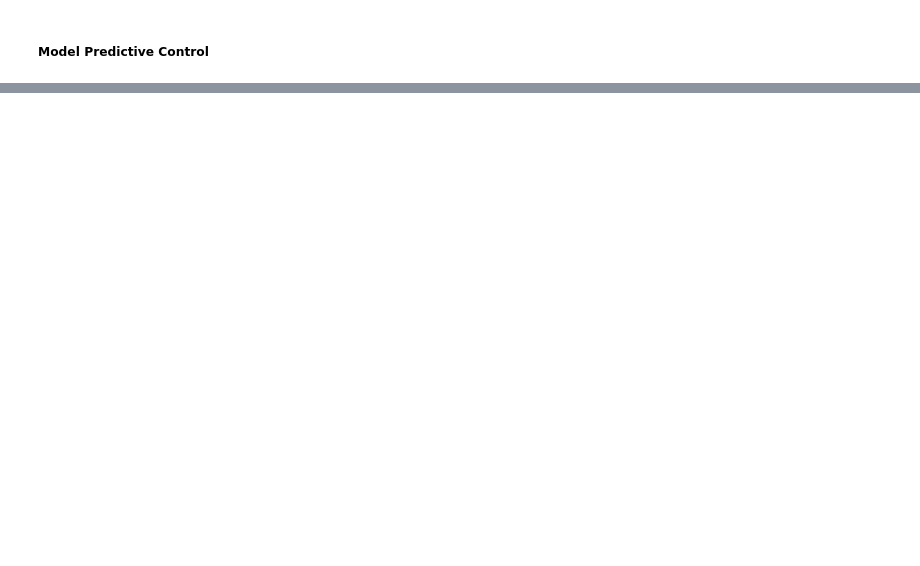
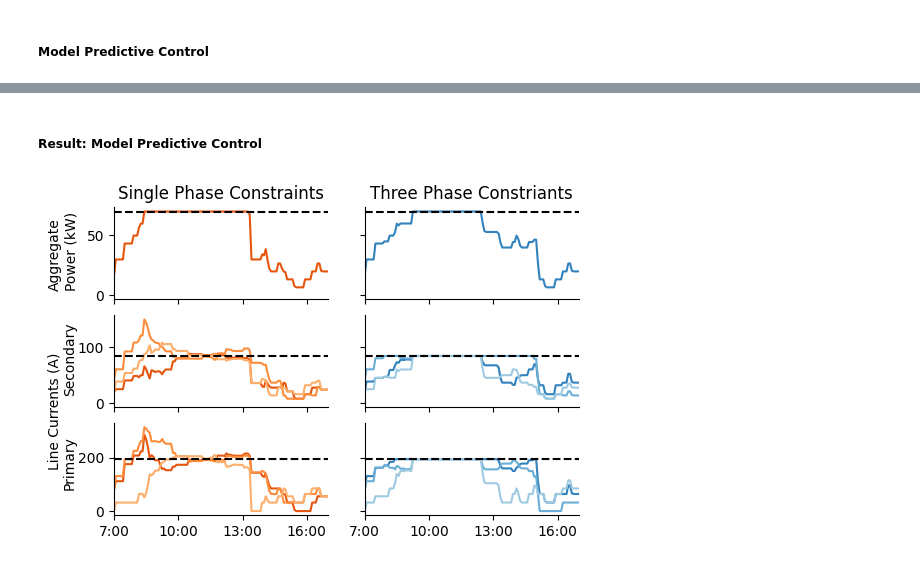
Before and after one commit to kamareee/acn-ev-simulation, a Jupyter notebook: 3phase_system_experiment.ipynb, the cells around one changed output, grey strips where cells are left out. Saved outputs shown, nothing was run; the diff lists cells and outputs as text; code cells hidden in the pictures; blank space fills up the shorter version.

```diff
--- a/3phase_system_experiment.ipynb
+++ b/3phase_system_experiment.ipynb
@@ -115,5 +120,5 @@ def experiment(algorithm):
 # %%
 quick_charge_obj = [adacharge.ObjectiveComponent(adacharge.quick_charge),
                     adacharge.ObjectiveComponent(adacharge.equal_share, 1e-12)]
-mpc = adacharge.AdaptiveSchedulingAlgorithm(quick_charge_obj, solver="ECOS")
+mpc = adacharge.AdaptiveSchedulingAlgorithm(quick_charge_obj, solver="MOSEK")
 mpc_sp_sim, mpc_tp_sim = experiment(mpc)
@@ -119,0 +190,6 @@ mpc_sp_sim, mpc_tp_sim = experiment(mpc)
+# %% [markdown]
+##### Result: Model Predictive Control
+# %%
+mpc_fig = plot_currents(mpc_sp_sim, mpc_tp_sim, 70)
+# %% [output]
+[figure, added]
```
Also changed, not shown: parts of 9 cells of this notebook, 3 other files.
